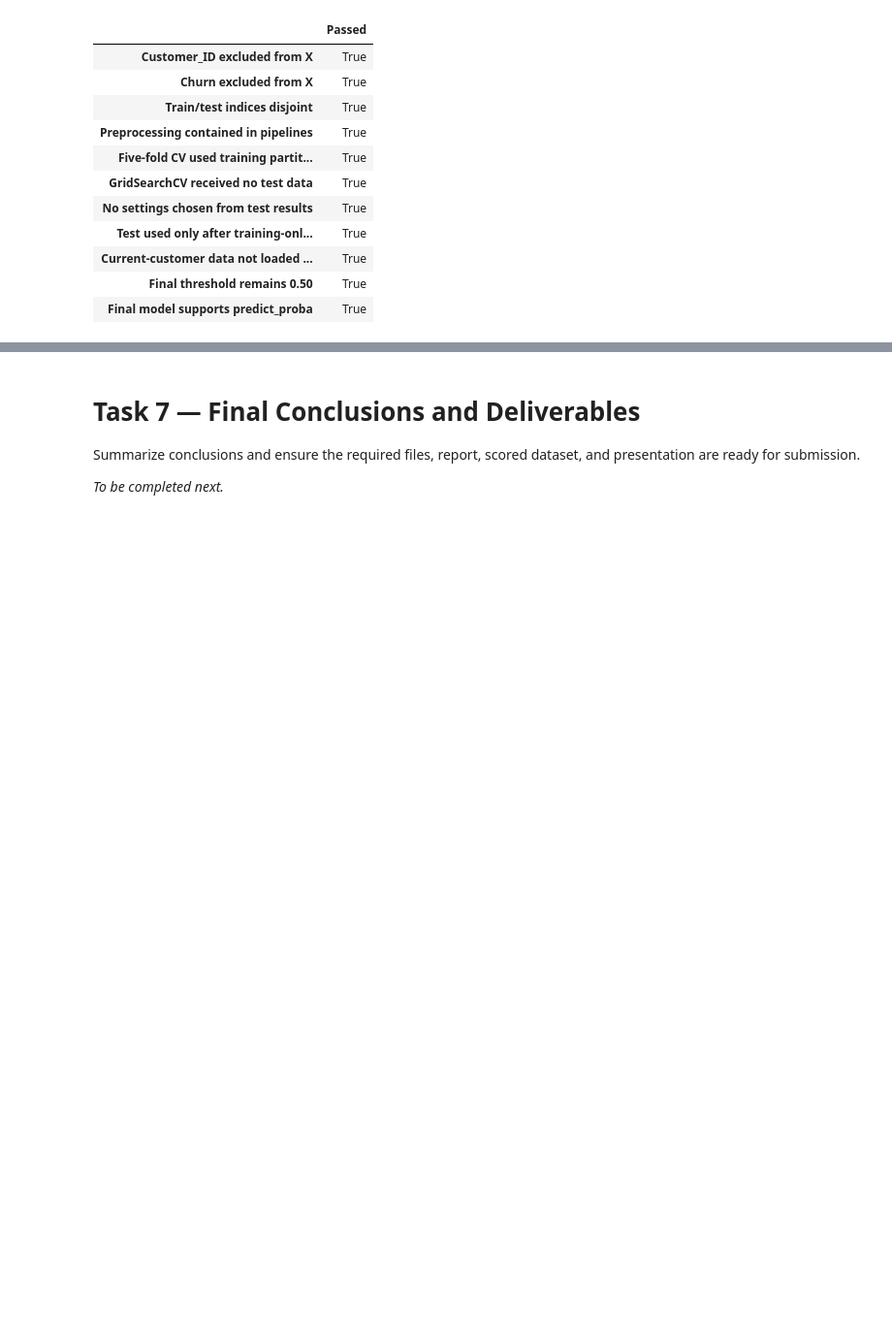
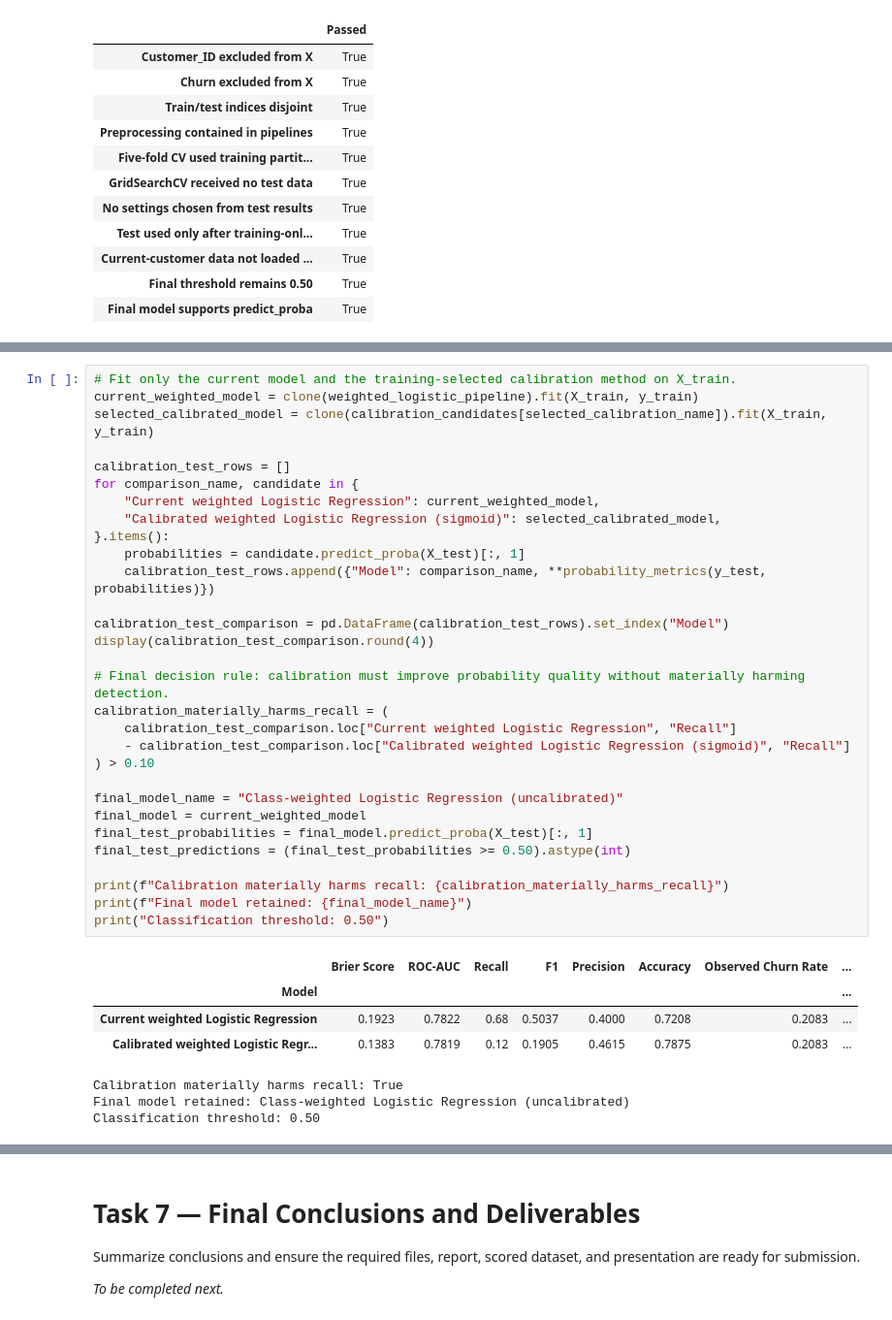
Before and after one commit to HaneenDahbour/novamart-customer-retention, a Jupyter notebook: NovaMart_Final_Project.ipynb, the cells around one changed output, grey strips where cells are left out. Shown at 97% size. Drawn from its saved outputs; the diff is of its cells as text; blank space fills up the shorter version.

```diff
--- a/NovaMart_Final_Project.ipynb
+++ b/NovaMart_Final_Project.ipynb
@@ -1736,0 +1792,38 @@ Score current customers, calculate financial value and expected benefit, create
+# %%
+# Fit only the current model and the training-selected calibration method on X_train.
+current_weighted_model = clone(weighted_logistic_pipeline).fit(X_train, y_train)
+selected_calibrated_model = clone(calibration_candidates[selected_calibration_name]).fit(X_train, y_train)
+
+calibration_test_rows = []
+for comparison_name, candidate in {
+    "Current weighted Logistic Regression": current_weighted_model,
+    "Calibrated weighted Logistic Regression (sigmoid)": selected_calibrated_model,
+}.items():
+    probabilities = candidate.predict_proba(X_test)[:, 1]
+    calibration_test_rows.append({"Model": comparison_name, **probability_metrics(y_test, probabilities)})
+
+calibration_test_comparison = pd.DataFrame(calibration_test_rows).set_index("Model")
+display(calibration_test_comparison.round(4))
+
+# Final decision rule: calibration must improve probability quality without materially harming detection.
+calibration_materially_harms_recall = (
+    calibration_test_comparison.loc["Current weighted Logistic Regression", "Recall"]
+    - calibration_test_comparison.loc["Calibrated weighted Logistic Regression (sigmoid)", "Recall"]
+) > 0.10
+
+final_model_name = "Class-weighted Logistic Regression (uncalibrated)"
+final_model = current_weighted_model
+final_test_probabilities = final_model.predict_proba(X_test)[:, 1]
+final_test_predictions = (final_test_probabilities >= 0.50).astype(int)
+
+print(f"Calibration materially harms recall: {calibration_materially_harms_recall}")
+print(f"Final model retained: {final_model_name}")
+print("Classification threshold: 0.50")
+# %% [output]
+|  | Brier Score | ROC-AUC | Recall | F1 | Precision | Accuracy | Observed Churn Rate | ... |
+| Model |  |  |  |  |  |  |  | ... |
+| Current weighted Logistic Regression | 0.1923 | 0.7822 | 0.68 | 0.5037 | 0.4000 | 0.7208 | 0.2083 | ... |
+| Calibrated weighted Logistic Regr... | 0.1383 | 0.7819 | 0.12 | 0.1905 | 0.4615 | 0.7875 | 0.2083 | ... |
+Calibration materially harms recall: True
+Final model retained: Class-weighted Logistic Regression (uncalibrated)
+Classification threshold: 0.50
```
Also changed, not shown: parts of 54 cells of this notebook, 4 other files.
